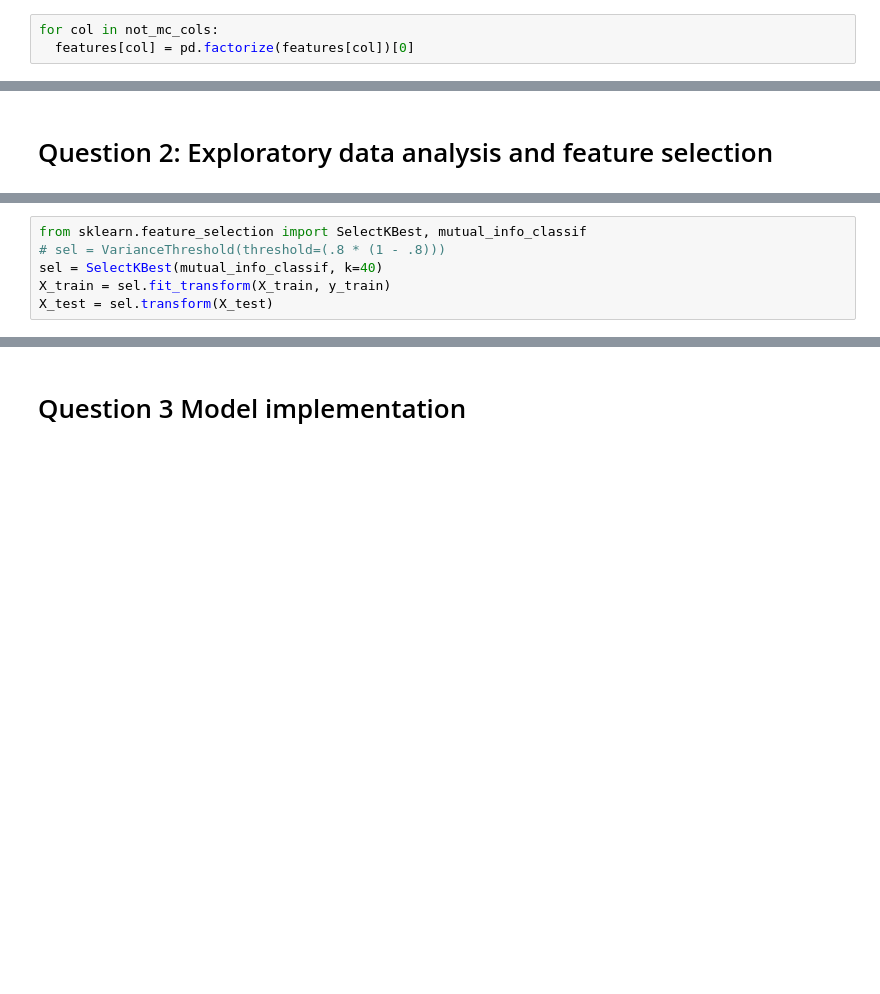
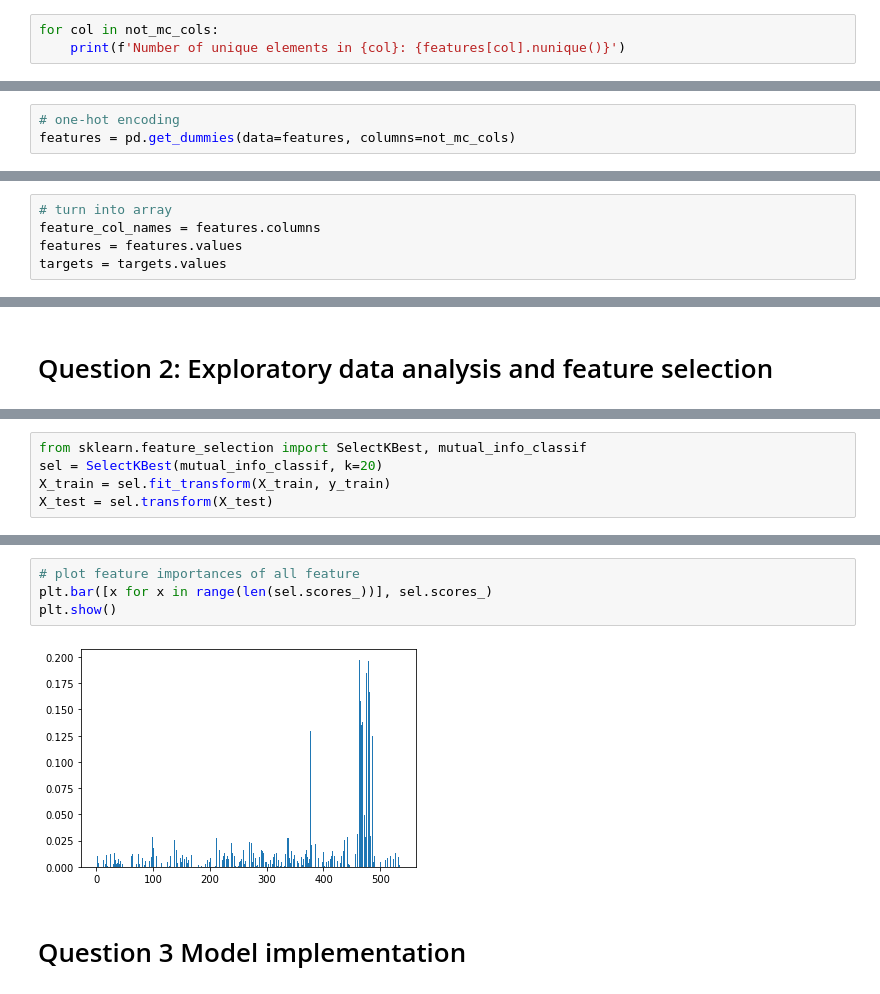
Before and after one commit to LawZhou/At-channel, a Jupyter notebook: MIE1624_A2.ipynb, the cells around one changed output, grey strips where cells are left out. Saved outputs shown, nothing was run; the diff lists cells and outputs as text; blank space fills up the shorter version.

```diff
--- a/MIE1624_A2.ipynb
+++ b/MIE1624_A2.ipynb
@@ -45,3 +62,3 @@ for col in features.columns:
 # %%
 for col in not_mc_cols:
-  features[col] = pd.factorize(features[col])[0]
+    print(f'Number of unique elements in {col}: {features[col].nunique()}')
@@ -47,0 +132,3 @@ for col in not_mc_cols:
+# %%
+# one-hot encoding
+features = pd.get_dummies(data=features, columns=not_mc_cols)
@@ -52,3 +162,8 @@ features[mc_cols] = dummies
+# %%
+# turn into array
+feature_col_names = features.columns
+features = features.values
+targets = targets.values
 # %% [markdown]
 # Split train test
 # %%
@@ -91,6 +180,5 @@ pyplot.show()
 # %%
 from sklearn.feature_selection import SelectKBest, mutual_info_classif
-# sel = VarianceThreshold(threshold=(.8 * (1 - .8)))
-sel = SelectKBest(mutual_info_classif, k=40)
+sel = SelectKBest(mutual_info_classif, k=20)
 X_train = sel.fit_transform(X_train, y_train)
 X_test = sel.transform(X_test)
@@ -97,2 +197,8 @@ X_test = sel.transform(X_test)
+# %%
+# plot feature importances of all feature
+plt.bar([x for x in range(len(sel.scores_))], sel.scores_)
+plt.show()
+# %% [output]
+[figure, added]
 # %% [markdown]
 # Question 3 Model implementation
```
Also changed, not shown: parts of 30 cells of this notebook.
